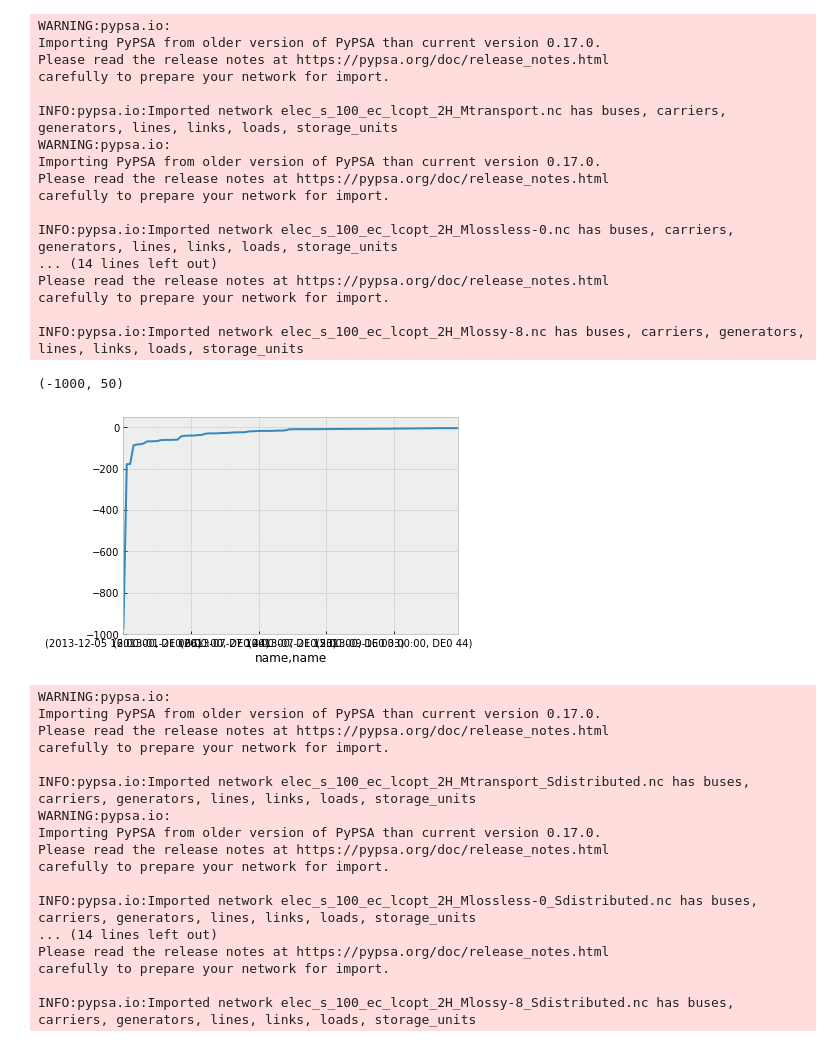
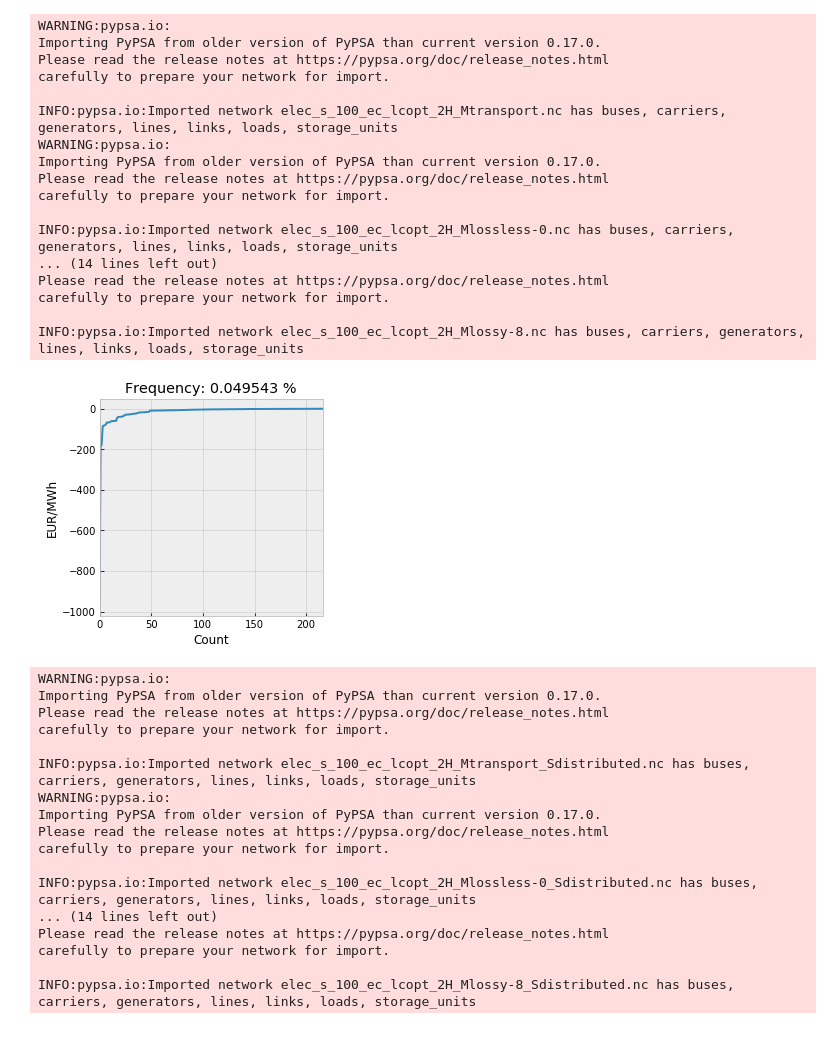
Before and after one commit to fneum/power-flow-models, a Jupyter notebook: plotting.ipynb, the cells around one changed output. Drawn from its saved outputs; the diff is of its cells as text; code cells hidden in the pictures.

```diff
--- a/plotting.ipynb
+++ b/plotting.ipynb
@@ -394,12 +394,28 @@ carefully to prepare your network for import.
 INFO:pypsa.io:Imported network elec_s_100_ec_lcopt_2H_Mlossy-8.nc has buses, carriers, generators, lines, links, loads, storage_units
 # %%
 n = networks["lossless-3"]
-# %%
-n.buses_t.marginal_price.stack().sort_values().iloc[:100].plot()
-plt.ylim([-1000,50])
-# %% [output]
-(-1000, 50)
-[figure, removed]
+# %%
+def plot_negative_marginal_prices(n, fn=None, max_mp=-0.5):
+
+    mp = n.buses_t.marginal_price.stack()
+
+    neg_mp = pd.Series(mp.loc[mp<max_mp].sort_values().values)
+
+    if neg_mp.empty: return
+
+    fig, ax = plt.subplots(figsize=(4,4))
+    neg_mp.plot(ax=ax)
+
+    plt.ylabel("EUR/MWh")
+    plt.xlabel("Count")
+    plt.title(f"Frequency: {len(neg_mp) / len(mp) * 100:f} %")
+
+    if fn is not None:
+        plt.savefig(fn, bbox_inches='tight')
+# %%
+plot_negative_marginal_prices(n)
+# %% [output]
+[figure, added]
 # %%
 networks_pf = {fm: pypsa.Network(f"results/pf/elec_s_100_ec_lcopt_2H_M{fm}_Sdistributed.nc") for fm in flow_models}
 # %% [output]
```
Also changed, not shown: parts of 4 cells of this notebook, 1 other file.
